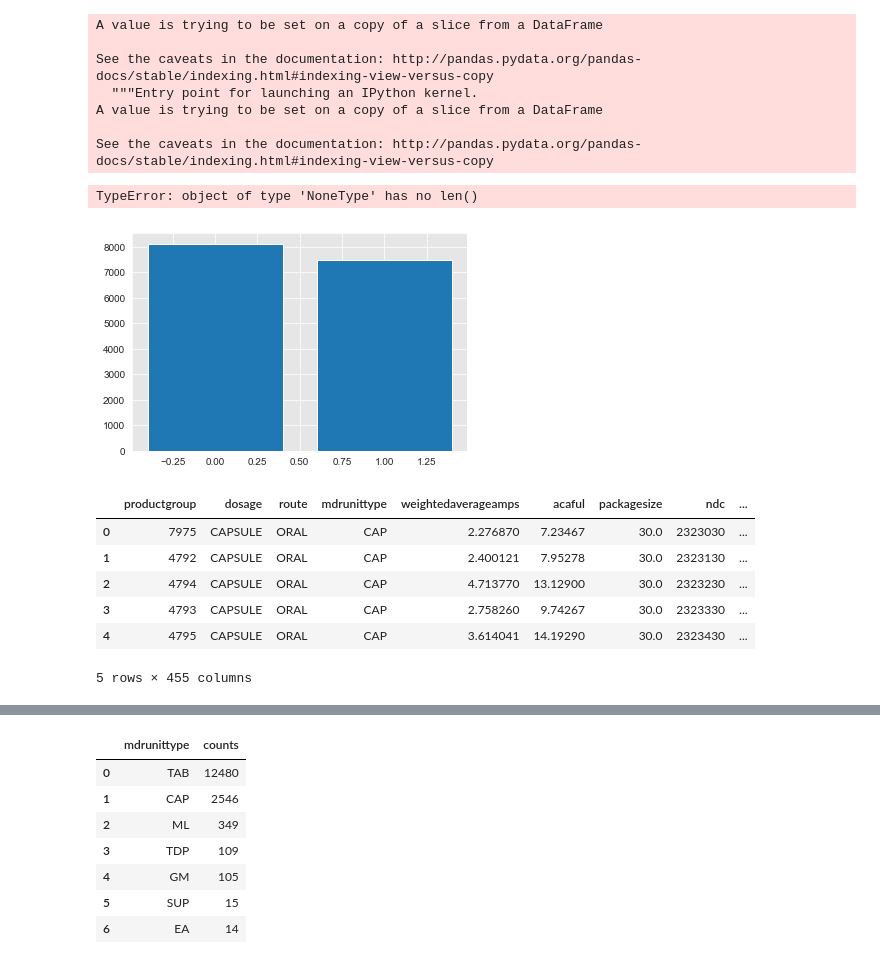
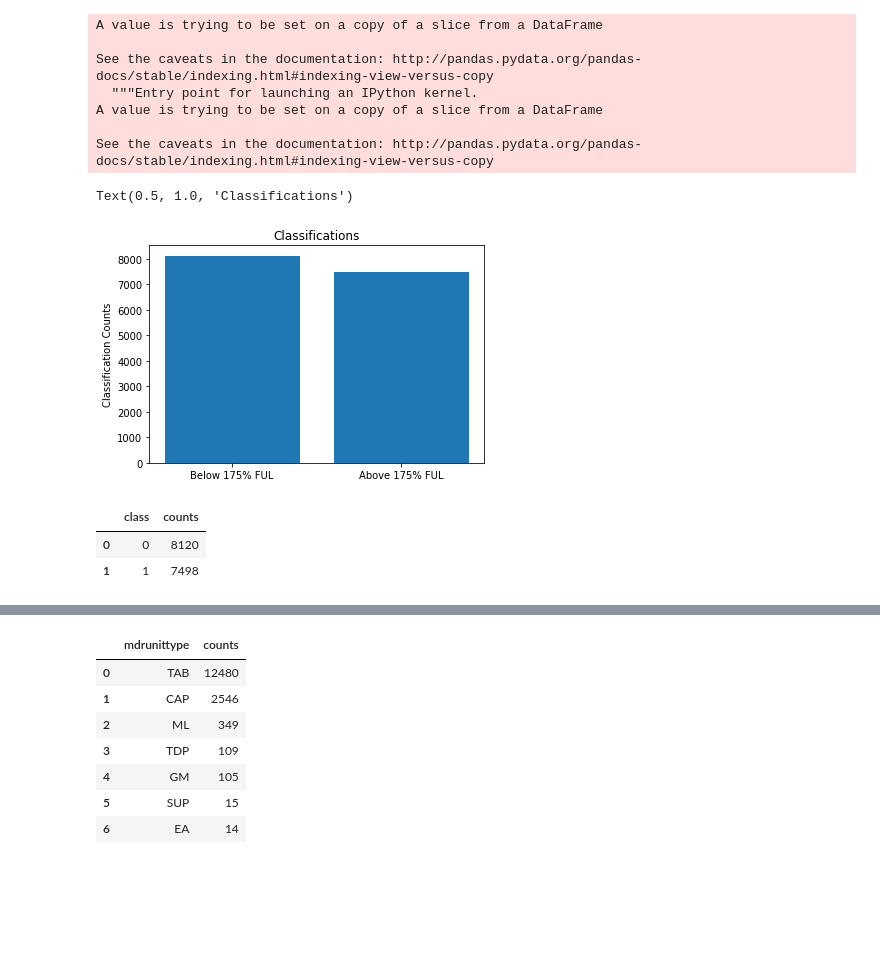
Before and after one commit to jjacisin/Mod_3_Project, a Jupyter notebook: Mod_3_Working_Notebook.ipynb, the cells around one changed output, grey strips where cells are left out. Drawn from its saved outputs; the diff is of its cells as text; code cells hidden in the pictures; blank space fills up the shorter version.

```diff
--- a/Mod_3_Working_Notebook.ipynb
+++ b/Mod_3_Working_Notebook.ipynb
@@ -325,23 +325,19 @@ See the caveats in the documentation: http://pandas.pydata.org/pandas-docs/stabl
 # %%
 classification = df4.multipliergreaterthan175percento.value_counts()
 df4_class = classification.rename_axis('class').reset_index(name='counts')
 plt.bar(df4_class['class'],df4_class['counts'])
-plt.yticks()
+plt.xticks(ticks=[0,1],labels=['Below 175% FUL',"Above 175% FUL"])
 plt.ylabel('Classification Counts')
 plt.title('Classifications')
 # %% [output]
-TypeError: object of type 'NoneType' has no len()
+Text(0.5, 1.0, 'Classifications')
-[figure, old version]
+[figure, new version]
 # %%
-df4.head()
+df4_class.head()
 # %% [output]
-|  | productgroup | dosage | route | mdrunittype | weightedaverageamps | acaful | packagesize | ndc | ... |
-| 0 | 7975 | CAPSULE | ORAL | CAP | 2.276870 | 7.23467 | 30.0 | 2323030 | ... |
-| 1 | 4792 | CAPSULE | ORAL | CAP | 2.400121 | 7.95278 | 30.0 | 2323130 | ... |
-| 2 | 4794 | CAPSULE | ORAL | CAP | 4.713770 | 13.12900 | 30.0 | 2323230 | ... |
-| 3 | 4793 | CAPSULE | ORAL | CAP | 2.758260 | 9.74267 | 30.0 | 2323330 | ... |
-| 4 | 4795 | CAPSULE | ORAL | CAP | 3.614041 | 14.19290 | 30.0 | 2323430 | ... |
+|  | class | counts |
+| 0 | 0 | 8120 |
+| 1 | 1 | 7498 |
-5 rows × 455 columns
 # %%
 # use onehotencoder tomorrow for categorical variables
 # regularization
```
Also changed, not shown: parts of 19 cells of this notebook, 3 other files.
